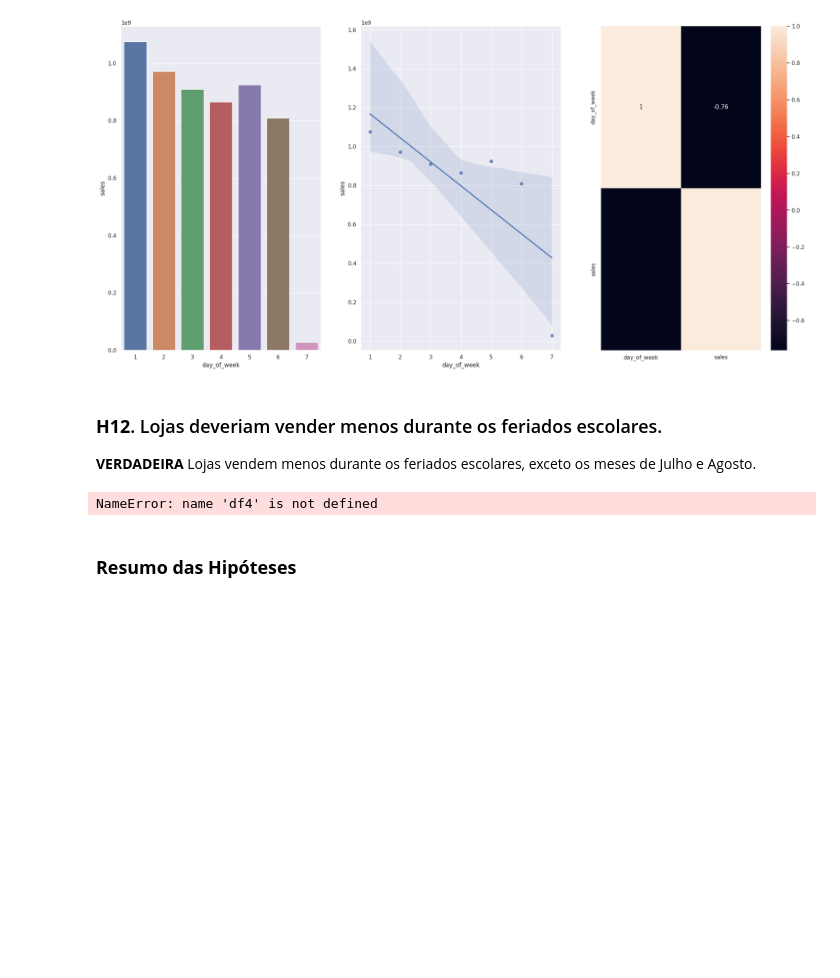
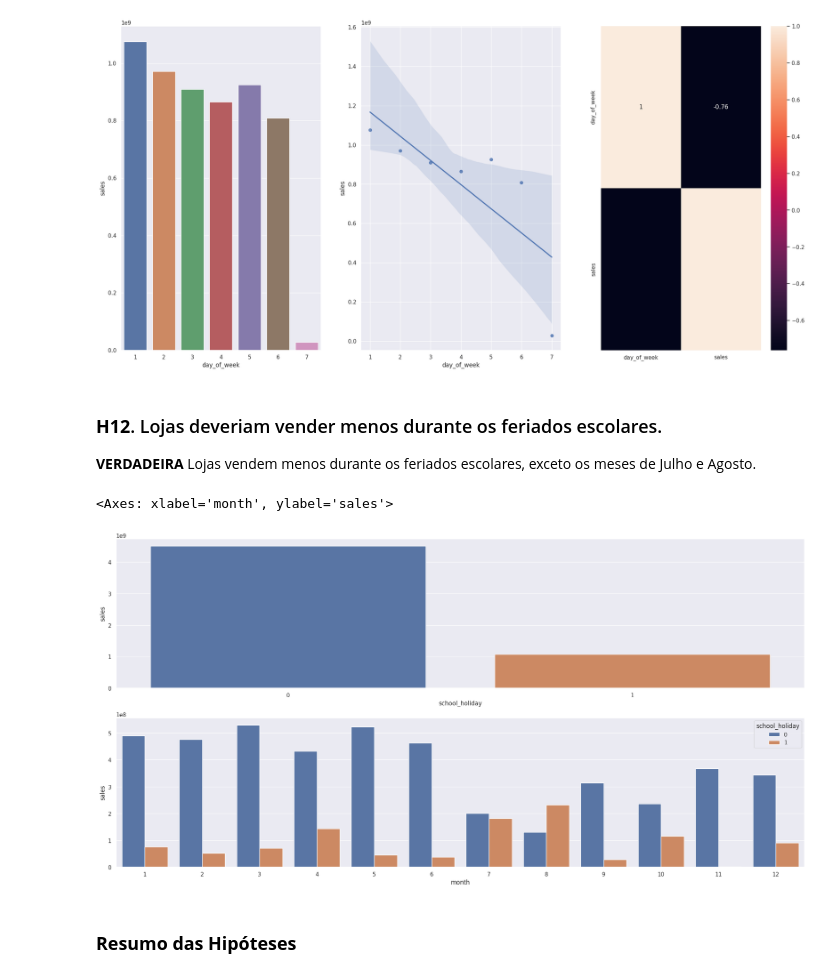
Before and after one commit to eliasbatistasouza/rossmann_sales, a Jupyter notebook: notebooks/001-EDA-ebs.ipynb, the cells around one changed output. Cells and saved outputs as stored; diff of their text form; code cells hidden in the pictures; blank space fills up the shorter version.

```diff
--- a/notebooks/001-EDA-ebs.ipynb
+++ b/notebooks/001-EDA-ebs.ipynb
@@ -1187,24 +1263,28 @@ sns.heatmap(aux1.corr(method="pearson"), annot=True);
 # %%
 aux1 = (
     df4.loc[:, ["school_holiday", "sales"]]
     .groupby(["school_holiday"])
     .sum()
     .reset_index()
 )
 
 plt.subplot(2, 1, 1)
 sns.barplot(x="school_holiday", y="sales", data=aux1)
 
 plt.subplot(2, 1, 2)
 aux2 = (
     df4.loc[:, ["month", "school_holiday", "sales"]]
     .groupby(["month", "school_holiday"])
     .sum()
     .reset_index()
 )
-sns.barplot(x="month", y="sales", hue="school_holiday", data=aux2);
+
+aux2["school_holiday"] = aux2["school_holiday"].astype(str)
+
+sns.barplot(x="month", y="sales", hue="school_holiday", data=aux2)
 # %% [output]
-NameError: name 'df4' is not defined
+<Axes: xlabel='month', ylabel='sales'>
+[figure, added]
 # %% [markdown]
 ### **Resumo das Hipóteses**
 # %%
```
Also changed, not shown: parts of 32 cells of this notebook, 1 other file.
